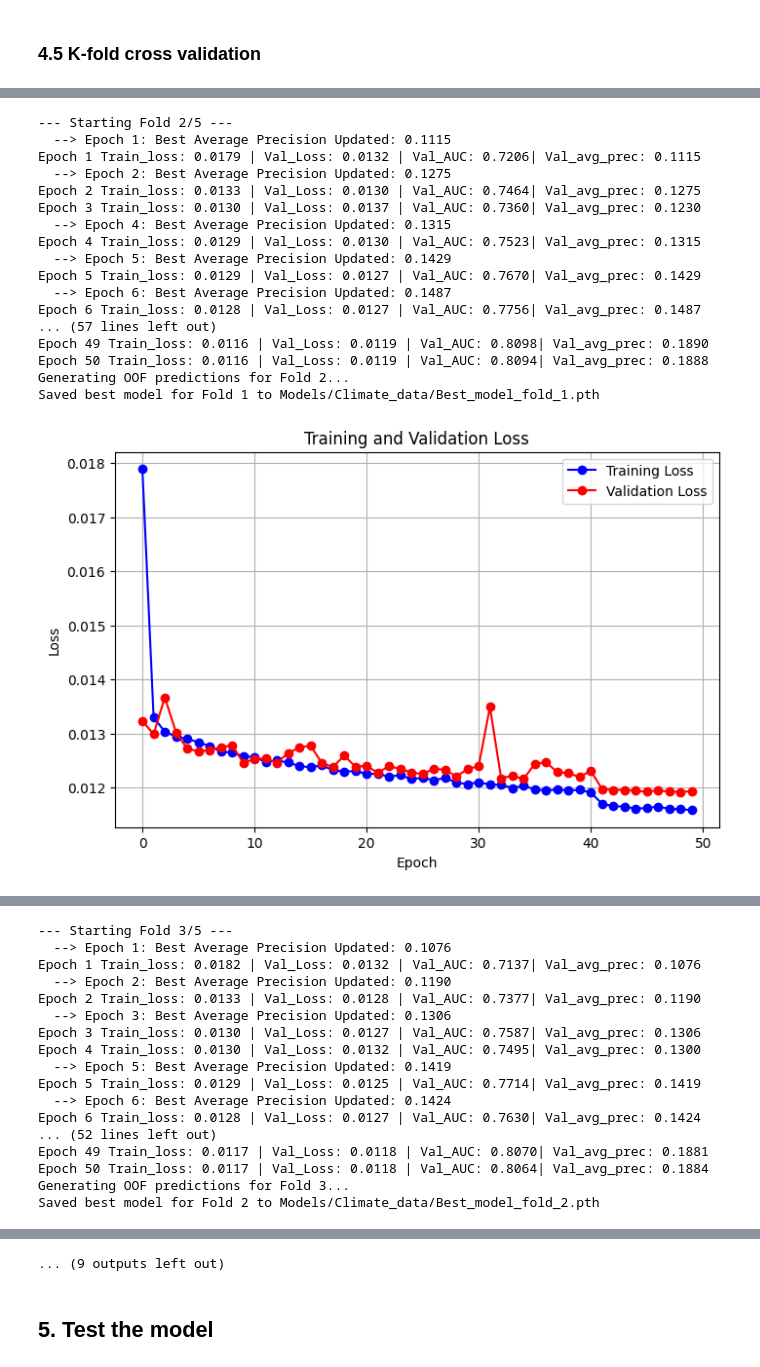
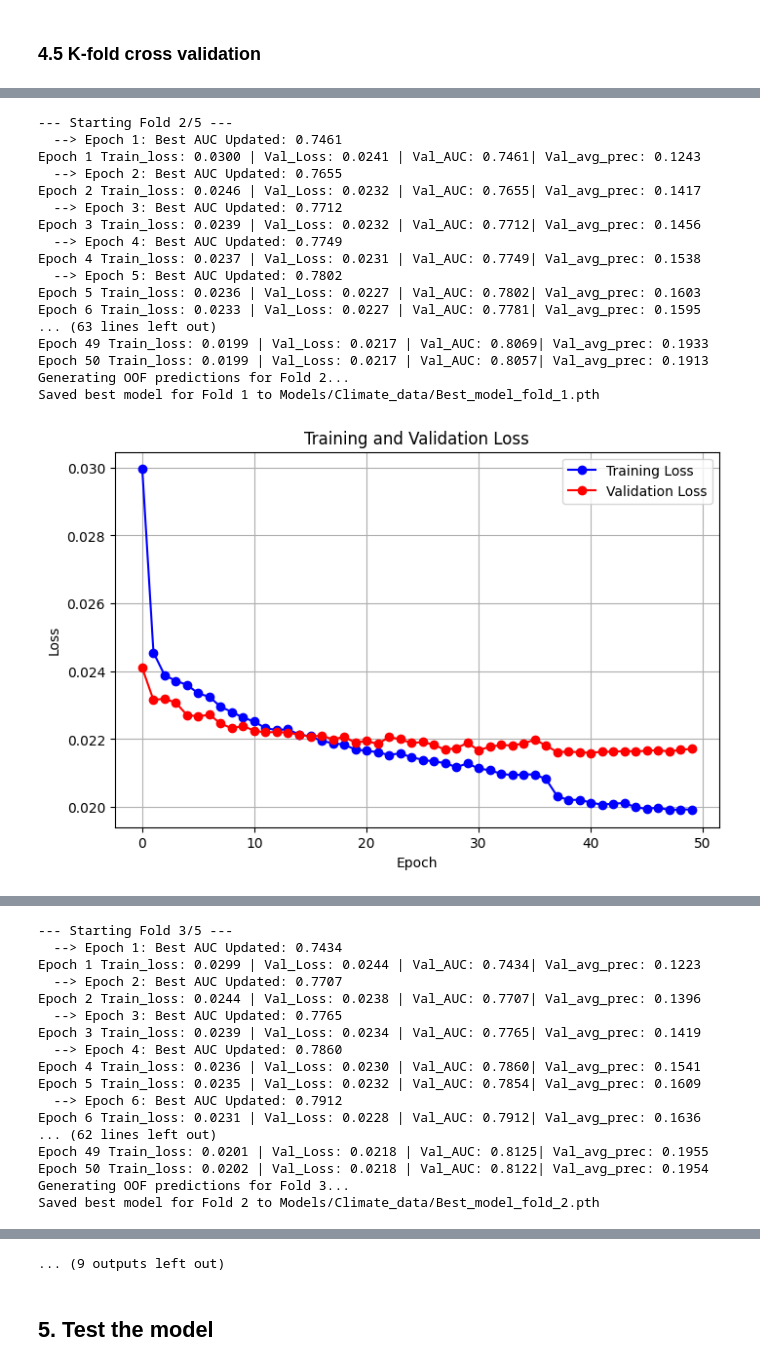
Before and after one commit to fiona-m-jtzr/IPEO_Species_Distribution_Modeling, a Jupyter notebook: Models/Climate_data/Climate_data_model.ipynb, the cells around one changed output, grey strips where cells are left out. Drawn from its saved outputs; the diff is of its cells as text; code cells hidden in the pictures.

```diff
--- a/Models/Climate_data/Climate_data_model.ipynb
+++ b/Models/Climate_data/Climate_data_model.ipynb
@@ -96,6 +95,12 @@ env_test  = env_test.values.astype(np.float32)
 env_train = env_train[:, 3:]
 env_test  = env_test[:, 3:]
 
+# Normalization
+mean_env = env_train.mean(axis=0)
+std_env = env_train.std(axis=0)
+env_train = (env_train - mean_env) / std_env
+env_test = (env_test - mean_env) / std_env
+
 species_train = species_train.astype(np.float32)
 species_test  = species_test.astype(np.float32)
 
@@ -384,12 +389,12 @@ for fold, (train_idx, val_idx) in enumerate(stratifier.split(env_train, species_
 
     # 3. Initialize fresh model for every fold
     model = TabularEncoder().to(device)
-    criterion = MultiLabelFocalLoss(gamma=2.0, alpha=0.25)
+    criterion = MultiLabelFocalLoss(gamma=2.0, alpha=species_weights)
     optimizer = torch.optim.AdamW(model.parameters())
-    scheduler = torch.optim.lr_scheduler.ReduceLROnPlateau(optimizer, mode='min', factor=0.1, patience=5)
+    scheduler = torch.optim.lr_scheduler.ReduceLROnPlateau(optimizer, patience=5)
 
     EPOCHS = 50
-    best_val_avg_prec = 0
+    best_auc = 0
     best_model_state = None
 
     train_loss_list = []
@@ -408,10 +413,10 @@ for fold, (train_idx, val_idx) in enumerate(stratifier.split(env_train, species_
 
         scheduler.step(val_loss)
 
-        if  val_avg_prec > best_val_avg_prec:
-            best_val_avg_prec = val_avg_prec
+        if  val_auc > best_auc:
+            best_auc = val_auc
             best_model_state = {k: v.cpu().clone() for k, v in model.state_dict().items()}
-            print(f"  --> Epoch {epoch+1}: Best Average Precision Updated: {val_avg_prec:.4f}")
+            print(f"  --> Epoch {epoch+1}: Best AUC Updated: {val_auc:.4f}")
 
         print(f"Epoch {epoch+1} Train_loss: {train_loss:.4f} | Val_Loss: {val_loss:.4f} | Val_AUC: {val_auc:.4f}| Val_avg_prec: {val_avg_prec:.4f}")
 
@@ -494,18 +499,18 @@ Saved best model for Fold 0 to Models/Climate_data/Best_model_fold_0.pth
 --- Starting Fold 2/5 ---
-  --> Epoch 1: Best Average Precision Updated: 0.1115
-Epoch 1 Train_loss: 0.0179 | Val_Loss: 0.0132 | Val_AUC: 0.7206| Val_avg_prec: 0.1115
-  --> Epoch 2: Best Average Precision Updated: 0.1275
-Epoch 2 Train_loss: 0.0133 | Val_Loss: 0.0130 | Val_AUC: 0.7464| Val_avg_prec: 0.1275
-Epoch 3 Train_loss: 0.0130 | Val_Loss: 0.0137 | Val_AUC: 0.7360| Val_avg_prec: 0.1230
-  --> Epoch 4: Best Average Precision Updated: 0.1315
-Epoch 4 Train_loss: 0.0129 | Val_Loss: 0.0130 | Val_AUC: 0.7523| Val_avg_prec: 0.1315
-  --> Epoch 5: Best Average Precision Updated: 0.1429
-Epoch 5 Train_loss: 0.0129 | Val_Loss: 0.0127 | Val_AUC: 0.7670| Val_avg_prec: 0.1429
-  --> Epoch 6: Best Average Precision Updated: 0.1487
-Epoch 6 Train_loss: 0.0128 | Val_Loss: 0.0127 | Val_AUC: 0.7756| Val_avg_prec: 0.1487
-... (57 lines left out)
-Epoch 49 Train_loss: 0.0116 | Val_Loss: 0.0119 | Val_AUC: 0.8098| Val_avg_prec: 0.1890
-Epoch 50 Train_loss: 0.0116 | Val_Loss: 0.0119 | Val_AUC: 0.8094| Val_avg_prec: 0.1888
+  --> Epoch 1: Best AUC Updated: 0.7461
+Epoch 1 Train_loss: 0.0300 | Val_Loss: 0.0241 | Val_AUC: 0.7461| Val_avg_prec: 0.1243
+  --> Epoch 2: Best AUC Updated: 0.7655
+Epoch 2 Train_loss: 0.0246 | Val_Loss: 0.0232 | Val_AUC: 0.7655| Val_avg_prec: 0.1417
+  --> Epoch 3: Best AUC Updated: 0.7712
+Epoch 3 Train_loss: 0.0239 | Val_Loss: 0.0232 | Val_AUC: 0.7712| Val_avg_prec: 0.1456
+  --> Epoch 4: Best AUC Updated: 0.7749
+Epoch 4 Train_loss: 0.0237 | Val_Loss: 0.0231 | Val_AUC: 0.7749| Val_avg_prec: 0.1538
+  --> Epoch 5: Best AUC Updated: 0.7802
+Epoch 5 Train_loss: 0.0236 | Val_Loss: 0.0227 | Val_AUC: 0.7802| Val_avg_prec: 0.1603
+Epoch 6 Train_loss: 0.0233 | Val_Loss: 0.0227 | Val_AUC: 0.7781| Val_avg_prec: 0.1595
+... (63 lines left out)
+Epoch 49 Train_loss: 0.0199 | Val_Loss: 0.0217 | Val_AUC: 0.8069| Val_avg_prec: 0.1933
+Epoch 50 Train_loss: 0.0199 | Val_Loss: 0.0217 | Val_AUC: 0.8057| Val_avg_prec: 0.1913
 Generating OOF predictions for Fold 2...
 Saved best model for Fold 1 to Models/Climate_data/Best_model_fold_1.pth
-[figure, old version]
+[figure, new version]
@@ -514,17 +519,17 @@ Saved best model for Fold 1 to Models/Climate_data/Best_model_fold_1.pth
 --- Starting Fold 3/5 ---
-  --> Epoch 1: Best Average Precision Updated: 0.1076
-Epoch 1 Train_loss: 0.0182 | Val_Loss: 0.0132 | Val_AUC: 0.7137| Val_avg_prec: 0.1076
-  --> Epoch 2: Best Average Precision Updated: 0.1190
-Epoch 2 Train_loss: 0.0133 | Val_Loss: 0.0128 | Val_AUC: 0.7377| Val_avg_prec: 0.1190
-  --> Epoch 3: Best Average Precision Updated: 0.1306
-Epoch 3 Train_loss: 0.0130 | Val_Loss: 0.0127 | Val_AUC: 0.7587| Val_avg_prec: 0.1306
-Epoch 4 Train_loss: 0.0130 | Val_Loss: 0.0132 | Val_AUC: 0.7495| Val_avg_prec: 0.1300
-  --> Epoch 5: Best Average Precision Updated: 0.1419
-Epoch 5 Train_loss: 0.0129 | Val_Loss: 0.0125 | Val_AUC: 0.7714| Val_avg_prec: 0.1419
-  --> Epoch 6: Best Average Precision Updated: 0.1424
-Epoch 6 Train_loss: 0.0128 | Val_Loss: 0.0127 | Val_AUC: 0.7630| Val_avg_prec: 0.1424
-... (52 lines left out)
-Epoch 49 Train_loss: 0.0117 | Val_Loss: 0.0118 | Val_AUC: 0.8070| Val_avg_prec: 0.1881
-Epoch 50 Train_loss: 0.0117 | Val_Loss: 0.0118 | Val_AUC: 0.8064| Val_avg_prec: 0.1884
+  --> Epoch 1: Best AUC Updated: 0.7434
+Epoch 1 Train_loss: 0.0299 | Val_Loss: 0.0244 | Val_AUC: 0.7434| Val_avg_prec: 0.1223
+  --> Epoch 2: Best AUC Updated: 0.7707
+Epoch 2 Train_loss: 0.0244 | Val_Loss: 0.0238 | Val_AUC: 0.7707| Val_avg_prec: 0.1396
+  --> Epoch 3: Best AUC Updated: 0.7765
+Epoch 3 Train_loss: 0.0239 | Val_Loss: 0.0234 | Val_AUC: 0.7765| Val_avg_prec: 0.1419
+  --> Epoch 4: Best AUC Updated: 0.7860
+Epoch 4 Train_loss: 0.0236 | Val_Loss: 0.0230 | Val_AUC: 0.7860| Val_avg_prec: 0.1541
+Epoch 5 Train_loss: 0.0235 | Val_Loss: 0.0232 | Val_AUC: 0.7854| Val_avg_prec: 0.1609
+  --> Epoch 6: Best AUC Updated: 0.7912
+Epoch 6 Train_loss: 0.0231 | Val_Loss: 0.0228 | Val_AUC: 0.7912| Val_avg_prec: 0.1636
+... (62 lines left out)
+Epoch 49 Train_loss: 0.0201 | Val_Loss: 0.0218 | Val_AUC: 0.8125| Val_avg_prec: 0.1955
+Epoch 50 Train_loss: 0.0202 | Val_Loss: 0.0218 | Val_AUC: 0.8122| Val_avg_prec: 0.1954
 Generating OOF predictions for Fold 3...
 Saved best model for Fold 2 to Models/Climate_data/Best_model_fold_2.pth
```
Also changed, not shown: parts of 11 cells of this notebook, 2 other files.
